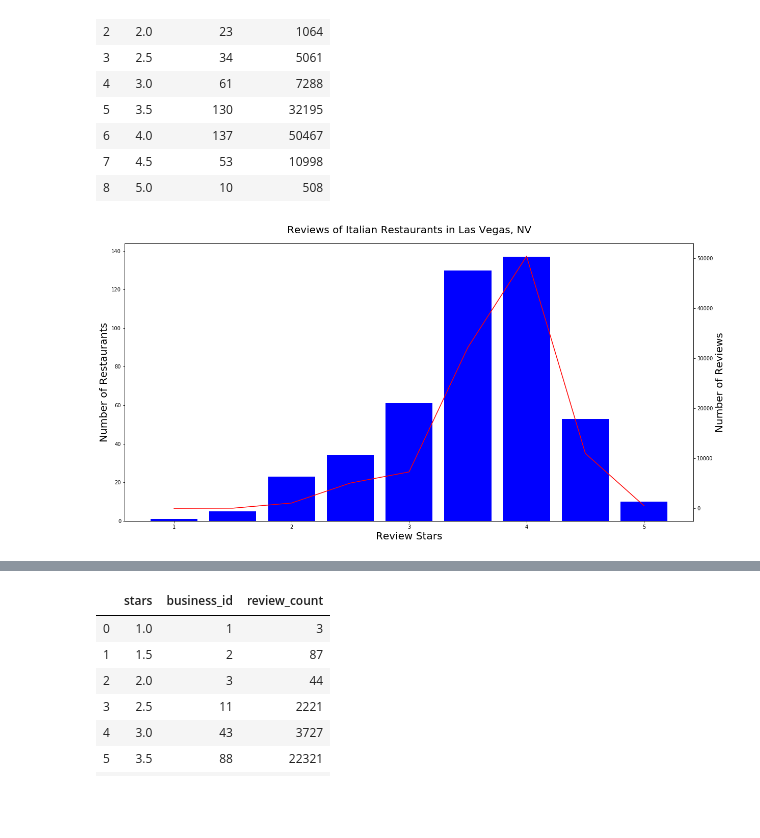
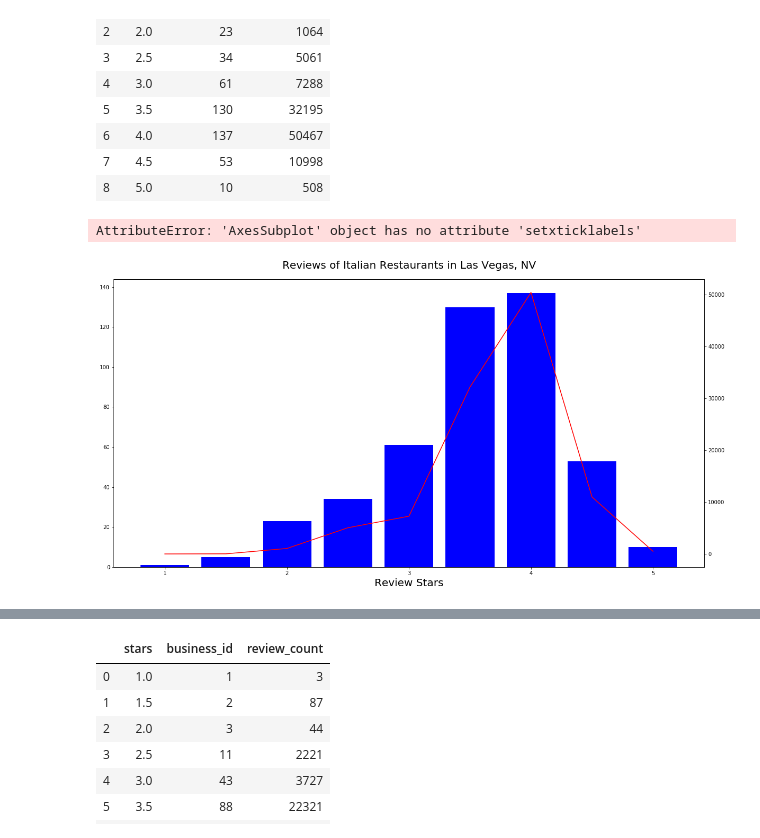
Before and after one commit to yueweng/restaurant-reviews, a Jupyter notebook: project.ipynb, the cells around one changed output, grey strips where cells are left out. Drawn from its saved outputs; the diff is of its cells as text; code cells hidden in the pictures; blank space fills up the shorter version.

Commit message:
update graph

```diff
--- a/project.ipynb
+++ b/project.ipynb
@@ -1341,18 +1341,20 @@ italian_group
 # %%
 fig, ax1 = plt.subplots(figsize=[20, 10])
 
 ax1.bar(italian_group['stars'], italian_group['business_id'], width=0.4, color='blue')
 ax2 = ax1.twinx()
 ax2.plot(italian_group['stars'], italian_group['review_count'], color='red')
 
 ax1.set_title('Reviews of Italian Restaurants in Las Vegas, NV', fontsize=20, pad=20)
 ax1.set_xlabel('Review Stars', fontsize=20)
+ax1.setxticklabels(italian_group['stars'], fontsize=20)
 ax1.set_ylabel('Number of Restaurants', fontsize=20)
 ax2.set_ylabel('Number of Reviews', fontsize=20)
 
 plt.savefig('images/italian_las_vegas.png', bbox_inches = "tight")
 # %% [output]
+AttributeError: 'AxesSubplot' object has no attribute 'setxticklabels'
-[figure, old version]
+[figure, new version]
 # %%
 italianlv_df
 # %% [output]
```
Also changed, not shown: parts of 7 cells of this notebook, 5 other files.
